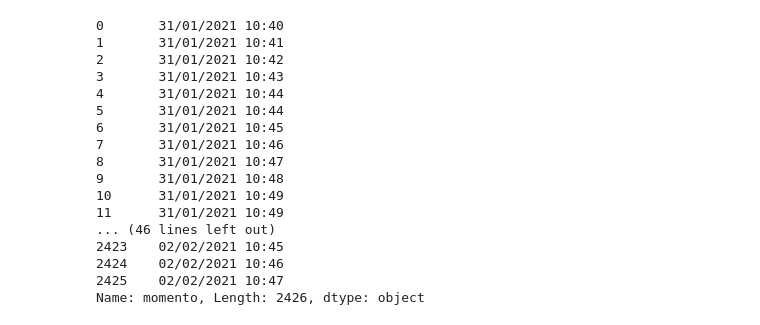
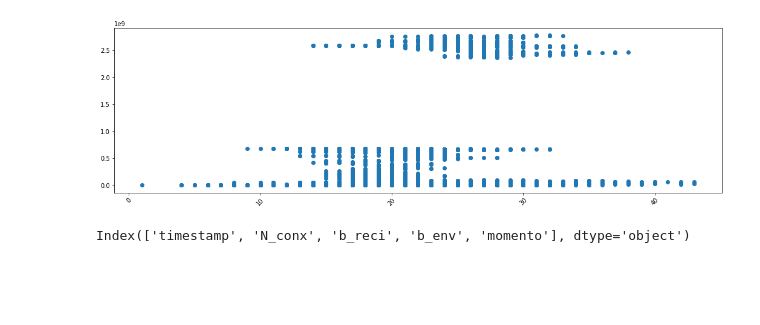
Before and after one commit to sistelca/scrap_router, a Jupyter notebook: router_graph1.ipynb, the cells around one changed output. Saved outputs shown, nothing was run; the diff lists cells and outputs as text; code cells hidden in the pictures; blank space fills up the shorter version.

```diff
--- a/router_graph1.ipynb
+++ b/router_graph1.ipynb
@@ -66,20 +46,24 @@ X
+# %%
+X = list(df.N_conx.values)
+Y = list(df.b_reci.values)
+#Z = list(df.b_env.values)
+#Z1 = [df.N_conx.mean()]*len(Y)
+
+#ax = plt.axes()
+#ax.xaxis.set_major_locator(ticker.MultipleLocator(len(X)//8))
+#ax.xaxis.set_minor_locator(ticker.MultipleLocator(len(X)//4))
+
+plt.scatter(X, Y)
+#plt.plot(X,Z)
+#plt.yscale('log')
+
+#plt.plot(X,Z1)
+#plt.gcf().autofmt_xdate()
+plt.xticks(rotation= 45)
+plt.show()
+# %% [output]
+[figure, added]
 # %%
-df.momento
+df.columns
 # %% [output]
-0       31/01/2021 10:40
-1       31/01/2021 10:41
-2       31/01/2021 10:42
-3       31/01/2021 10:43
-4       31/01/2021 10:44
-5       31/01/2021 10:44
-6       31/01/2021 10:45
-7       31/01/2021 10:46
-8       31/01/2021 10:47
-9       31/01/2021 10:48
-10      31/01/2021 10:49
-11      31/01/2021 10:49
-... (46 lines left out)
-2423    02/02/2021 10:45
-2424    02/02/2021 10:46
-2425    02/02/2021 10:47
-Name: momento, Length: 2426, dtype: object
+Index(['timestamp', 'N_conx', 'b_reci', 'b_env', 'momento'], dtype='object')
```
Also changed, not shown: parts of 3 cells of this notebook, 1 other file.
